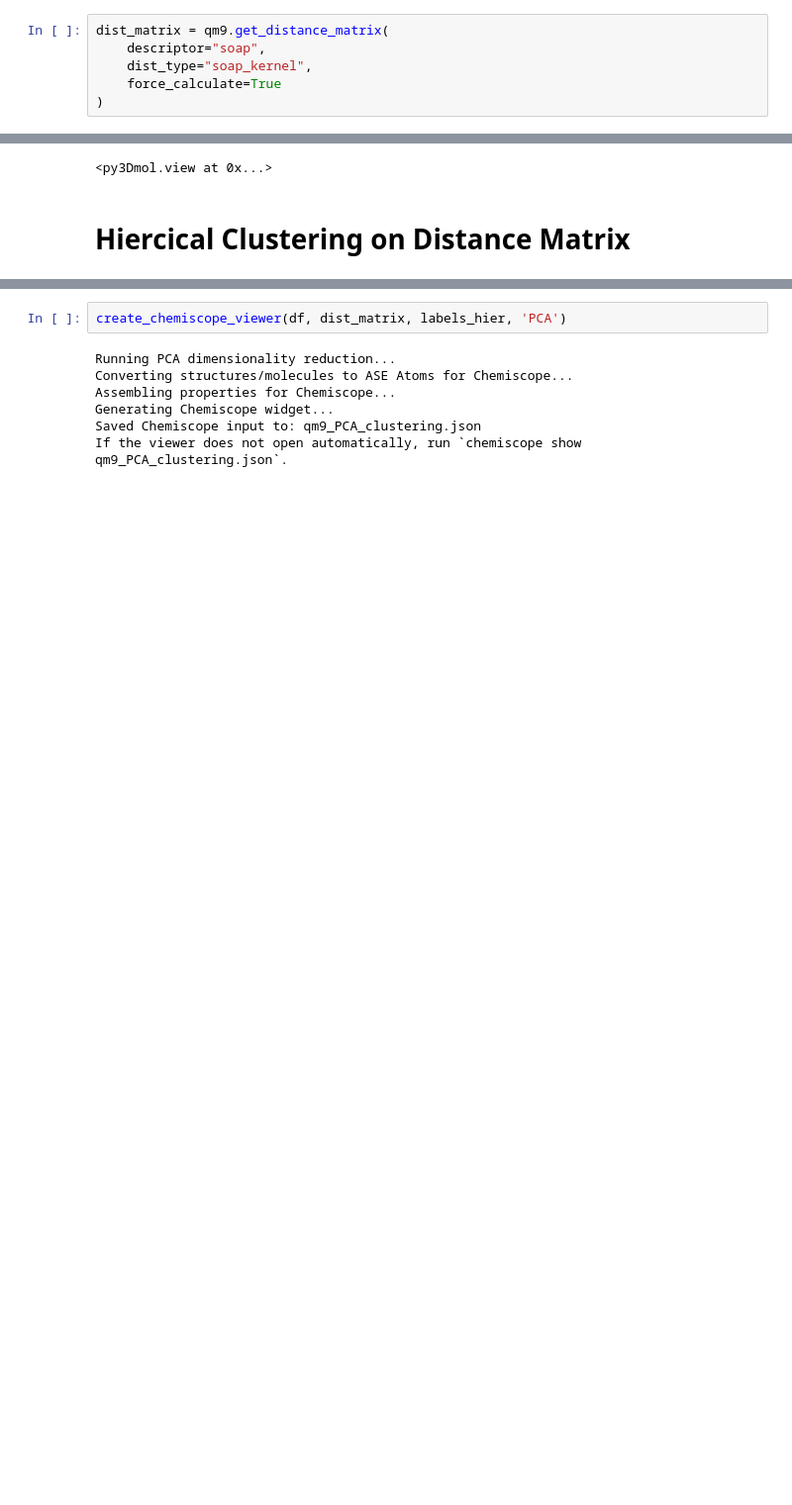
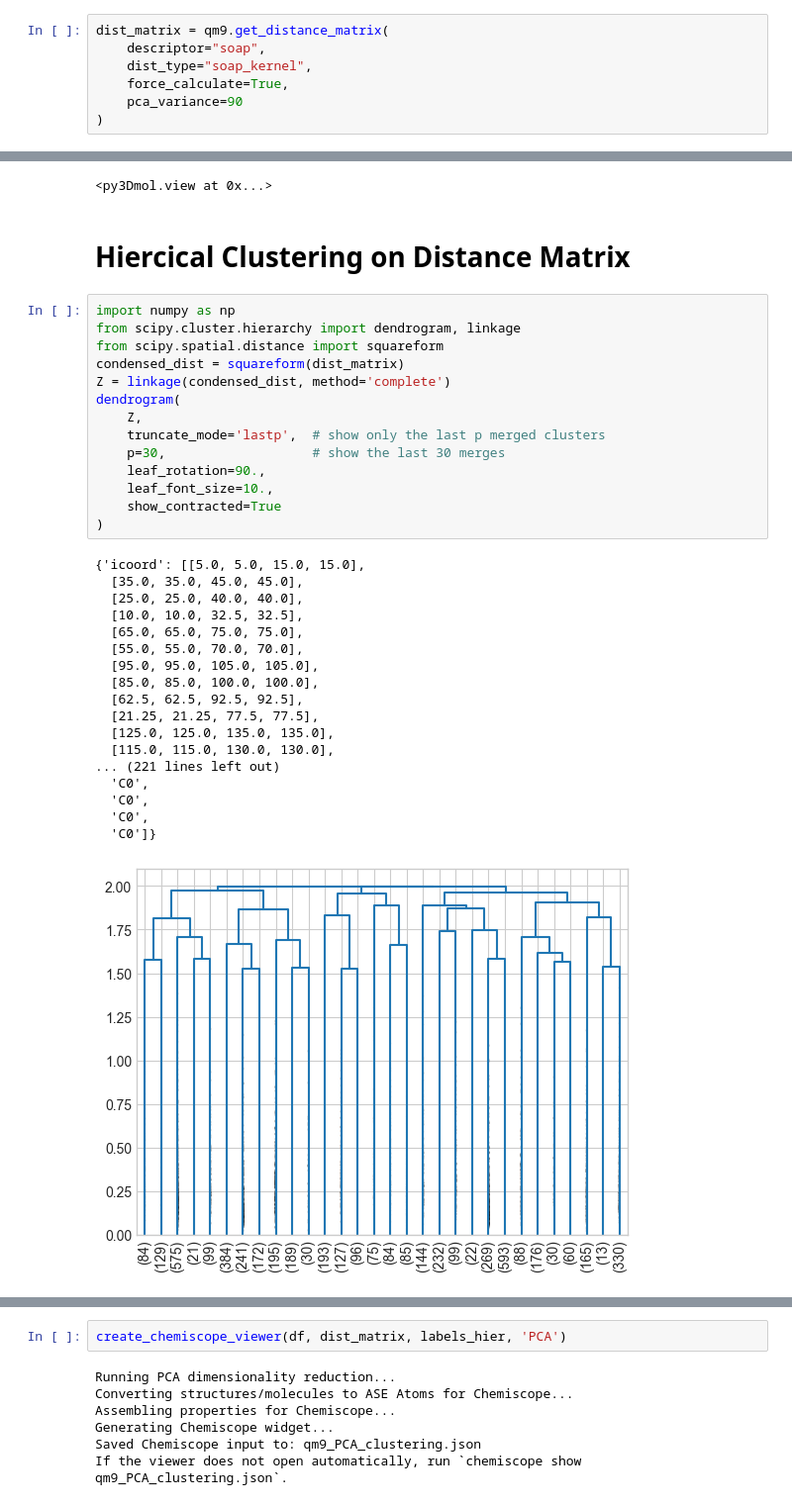
Before and after one commit to karlfindhansen/Non-Euclidean-Distances-in-Molecular-Representation, a Jupyter notebook: notebooks/QM9/clustering/euclidean/descriptors/soap.ipynb, the cells around one changed output, grey strips where cells are left out. Shown at 99% size. Cells and saved outputs as stored; diff of their text form; blank space fills up the shorter version.

```diff
--- a/notebooks/QM9/clustering/euclidean/descriptors/soap.ipynb
+++ b/notebooks/QM9/clustering/euclidean/descriptors/soap.ipynb
@@ -36,6 +36,7 @@ plot_molecules_with_py3dmol(molecules[0:3])
 dist_matrix = qm9.get_distance_matrix(
     descriptor="soap",
     dist_type="soap_kernel",
-    force_calculate=True
+    force_calculate=True,
+    pca_variance=90
 )
 # %% [output]
@@ -83,4 +82,37 @@ plot_molecules_with_py3dmol(mols[2])
 <py3Dmol.view at 0x...>
 # %% [markdown]
 # Hiercical Clustering on Distance Matrix
+# %%
+import numpy as np
+from scipy.cluster.hierarchy import dendrogram, linkage
+from scipy.spatial.distance import squareform
+condensed_dist = squareform(dist_matrix)
+Z = linkage(condensed_dist, method='complete')
+dendrogram(
+    Z,
+    truncate_mode='lastp',  # show only the last p merged clusters
+    p=30,                   # show the last 30 merges
+    leaf_rotation=90.,
+    leaf_font_size=10.,
+    show_contracted=True
+)
+# %% [output]
+{'icoord': [[5.0, 5.0, 15.0, 15.0],
+  [35.0, 35.0, 45.0, 45.0],
+  [25.0, 25.0, 40.0, 40.0],
+  [10.0, 10.0, 32.5, 32.5],
+  [65.0, 65.0, 75.0, 75.0],
+  [55.0, 55.0, 70.0, 70.0],
+  [95.0, 95.0, 105.0, 105.0],
+  [85.0, 85.0, 100.0, 100.0],
+  [62.5, 62.5, 92.5, 92.5],
+  [21.25, 21.25, 77.5, 77.5],
+  [125.0, 125.0, 135.0, 135.0],
+  [115.0, 115.0, 130.0, 130.0],
+... (221 lines left out)
+  'C0',
+  'C0',
+  'C0',
+  'C0']}
+[figure, added]
 # %%
```
Also changed, not shown: parts of 21 cells of this notebook, 17 other files.
